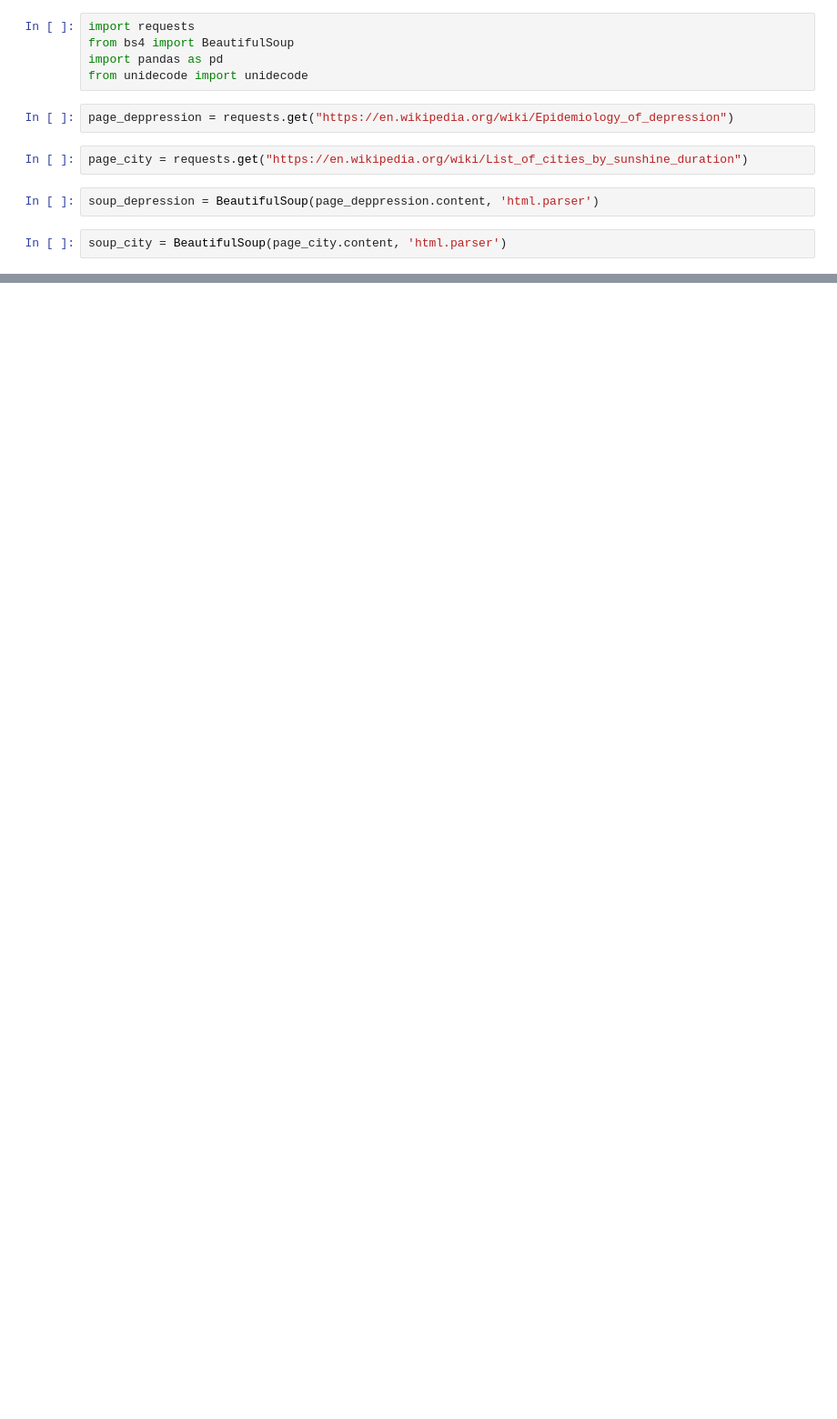
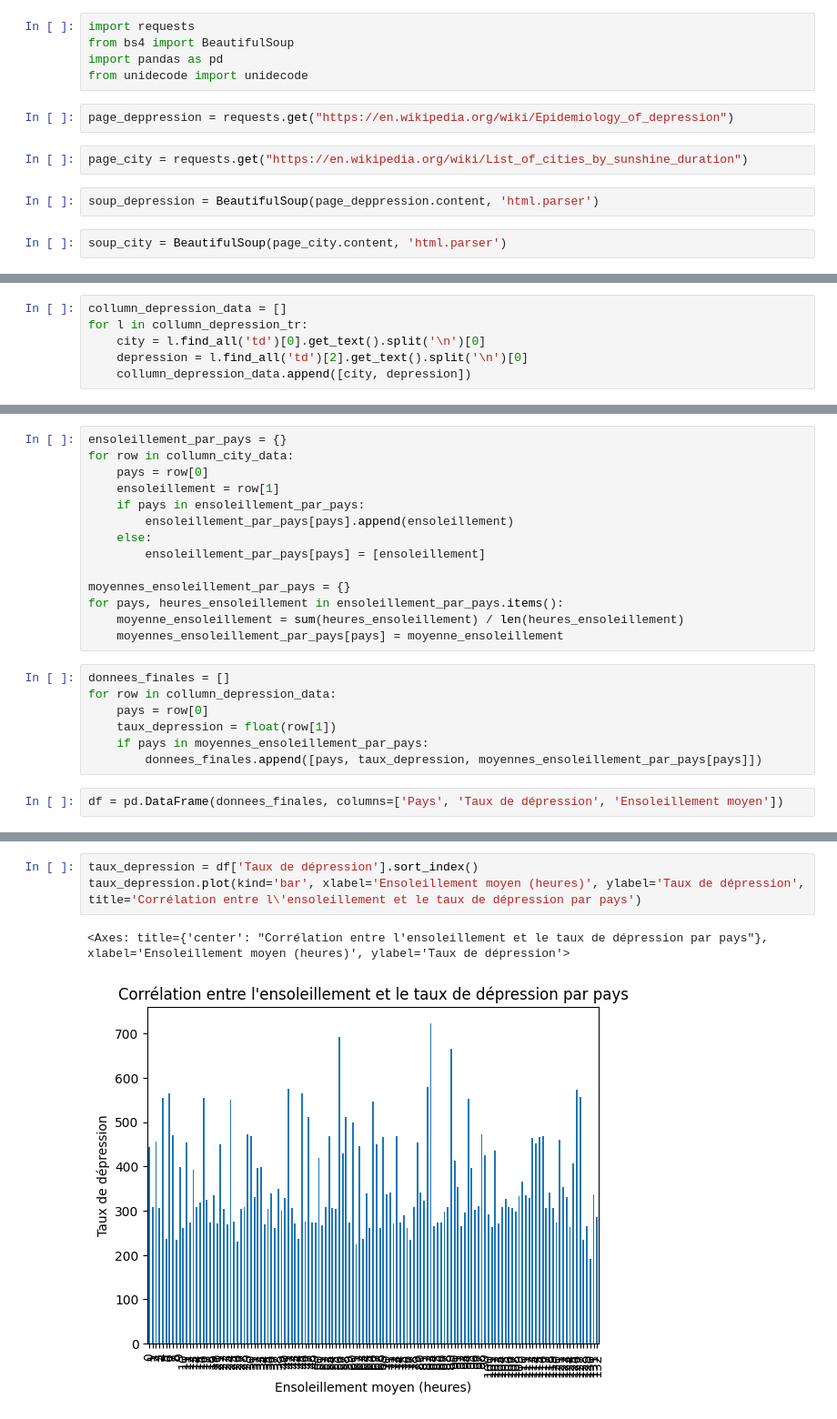
Before and after one commit to bertreux/M1_PYTHON-_WEBSCRAPPING, a Jupyter notebook: scrapping_exo_temps_bohneur.ipynb, the cells around one changed output, grey strips where cells are left out. Shown at 91% size. Saved outputs shown, nothing was run; the diff lists cells and outputs as text; blank space fills up the shorter version.

Commit message:
scrapping_sunshine_depression

```diff
--- a/scrapping_exo_temps_bohneur.ipynb
+++ b/scrapping_exo_temps_bohneur.ipynb
@@ -45,0 +98,6 @@ for l in collumn_city:
+# %%
+collumn_depression_data = []
+for l in collumn_depression_tr:
+    city = l.find_all('td')[0].get_text().split('\n')[0]
+    depression = l.find_all('td')[2].get_text().split('\n')[0]
+    collumn_depression_data.append([city, depression])
@@ -45,0 +124,23 @@ for l in collumn_city:
+# %%
+ensoleillement_par_pays = {}
+for row in collumn_city_data:
+    pays = row[0]
+    ensoleillement = row[1]
+    if pays in ensoleillement_par_pays:
+        ensoleillement_par_pays[pays].append(ensoleillement)
+    else:
+        ensoleillement_par_pays[pays] = [ensoleillement]
+
+moyennes_ensoleillement_par_pays = {}
+for pays, heures_ensoleillement in ensoleillement_par_pays.items():
+    moyenne_ensoleillement = sum(heures_ensoleillement) / len(heures_ensoleillement)
+    moyennes_ensoleillement_par_pays[pays] = moyenne_ensoleillement
+# %%
+donnees_finales = []
+for row in collumn_depression_data:
+    pays = row[0]
+    taux_depression = float(row[1])
+    if pays in moyennes_ensoleillement_par_pays:
+        donnees_finales.append([pays, taux_depression, moyennes_ensoleillement_par_pays[pays]])
+# %%
+df = pd.DataFrame(donnees_finales, columns=['Pays', 'Taux de dépression', 'Ensoleillement moyen'])
@@ -45,0 +163,6 @@ for l in collumn_city:
+# %%
+taux_depression = df['Taux de dépression'].sort_index()
+taux_depression.plot(kind='bar', xlabel='Ensoleillement moyen (heures)', ylabel='Taux de dépression', title='Corrélation entre l\'ensoleillement et le taux de dépression par pays')
+# %% [output]
+<Axes: title={'center': "Corrélation entre l'ensoleillement et le taux de dépression par pays"}, xlabel='Ensoleillement moyen (heures)', ylabel='Taux de dépression'>
+[figure, added]
```
Also changed, not shown: parts of 12 cells of this notebook.
